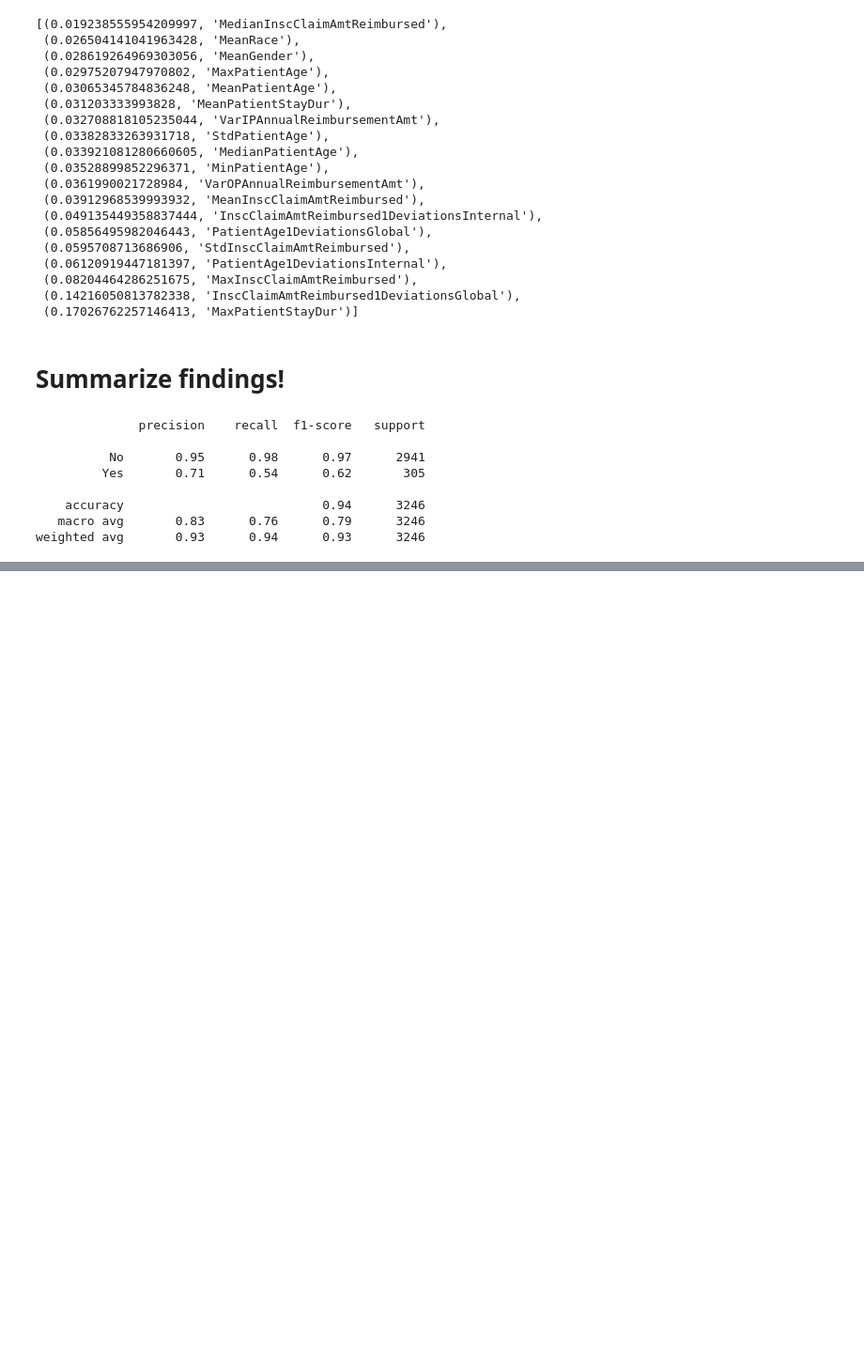
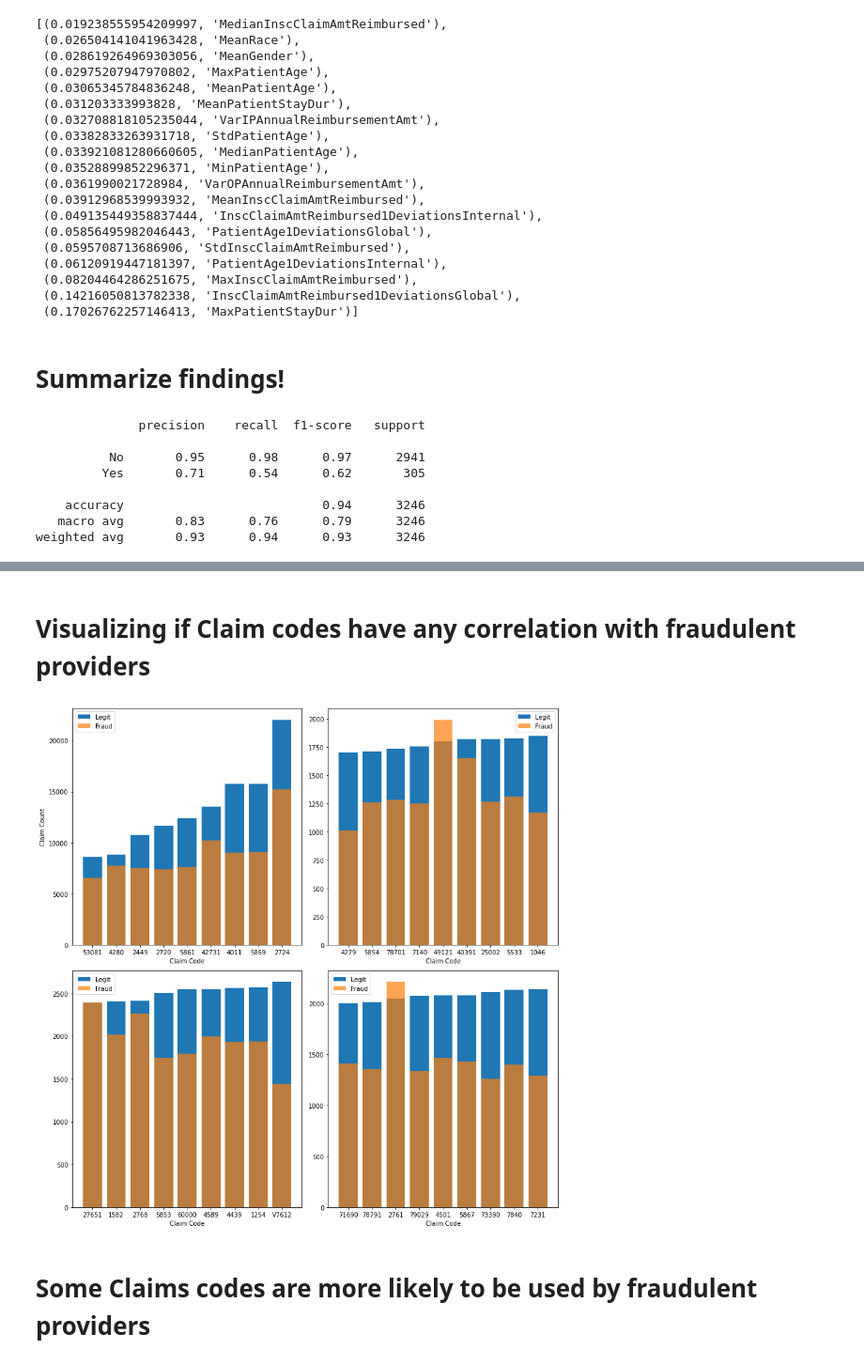
Before and after one commit to supernaut11/data602-final-project, a Jupyter notebook: src/model_fraud_mdehn-11.11.ipynb, the cells around one changed output, grey strips where cells are left out. Shown at 94% size. Saved outputs shown, nothing was run; the diff lists cells and outputs as text; code cells hidden in the pictures; blank space fills up the shorter version.

```diff
--- a/src/model_fraud_mdehn-11.11.ipynb
+++ b/src/model_fraud_mdehn-11.11.ipynb
@@ -813,0 +818,9 @@ Our Model is extremely good in predicting Legitimate medical providers but not a
+# %%
+clm_cd = np.array([train_total['ClmDiagnosisCode_1'], train_total['PotentialFraud']])
+for x in range(2,11):
+    clm_cd = np.append(clm_cd,[train_total['ClmDiagnosisCode_'+str(x)], train_total['PotentialFraud']],axis=1)
+for x in range(1,7):
+    clm_cd = np.append(clm_cd,[train_total['ClmProcedureCode_' + str(x)], train_total['PotentialFraud']],axis=1)
+clm_cd = np.append(clm_cd,[train_total['ClmAdmitDiagnosisCode'], train_total['PotentialFraud']],axis=1)
+clm_cd = clm_cd.transpose()
+clm_cd.shape
@@ -813,0 +829,4 @@ Our Model is extremely good in predicting Legitimate medical providers but not a
+# %%
+clm_df = pd.DataFrame(clm_cd,columns=['Clm_cd','FraudUse'])
+clm_df.dropna(inplace=True)
+clm_df
@@ -813,0 +847,5 @@ Our Model is extremely good in predicting Legitimate medical providers but not a
+# %%
+clm_n = clm_df[(clm_df['FraudUse'] == 'No')].groupby('Clm_cd').count().sort_values(by=['FraudUse']).reset_index()
+clm_y = clm_df[(clm_df['FraudUse'] == 'Yes')].groupby('Clm_cd').count().sort_values(by=['FraudUse'],).reset_index()
+clm_comb = pd.merge(clm_n, clm_y, on=['Clm_cd'], suffixes=('_No','_Yes'))
+clm_comb
@@ -813,0 +866,35 @@ Our Model is extremely good in predicting Legitimate medical providers but not a
+# %% [markdown]
+# Visualizing if Claim codes have any correlation with fraudulent providers
+# %%
+fig, ax = plt.subplots(nrows=2, ncols=2, figsize=(12,12))
+ax[0,0].bar(clm_comb['Clm_cd'][-11:-2],clm_comb['FraudUse_No'][-11:-2], label='Legit')
+ax[0,0].bar(clm_comb['Clm_cd'][-11:-2],clm_comb['FraudUse_Yes'][-11:-2],alpha=0.7, label='Fraud')
+
+ax[0,1].bar(clm_comb['Clm_cd'][-95:-86],clm_comb['FraudUse_No'][-95:-86], label='Legit')
+ax[0,1].bar(clm_comb['Clm_cd'][-95:-86],clm_comb['FraudUse_Yes'][-95:-86], alpha=0.7, label='Fraud')
+
+ax[1,0].bar(clm_comb['Clm_cd'][-60:-51],clm_comb['FraudUse_No'][-60:-51], label='Legit')
+ax[1,0].bar(clm_comb['Clm_cd'][-60:-51],clm_comb['FraudUse_Yes'][-60:-51], alpha=0.7, label='Fraud')
+
+ax[1,1].bar(clm_comb['Clm_cd'][-80:-71],clm_comb['FraudUse_No'][-80:-71], label='Legit')
+ax[1,1].bar(clm_comb['Clm_cd'][-80:-71],clm_comb['FraudUse_Yes'][-80:-71], alpha=0.7, label='Fraud')
+
+
+ax[0,0].set_xlabel('Claim Code')
+ax[0,1].set_xlabel('Claim Code')
+ax[1,0].set_xlabel('Claim Code')
+ax[1,1].set_xlabel('Claim Code')
+ax[0,0].set_ylabel('Claim Count')
+ax[0,0].set_ylabel('Claim Count')
+
+
+ax[0,0].legend(loc=0)
+ax[0,1].legend(loc=0)
+ax[1,0].legend(loc=0)
+ax[1,1].legend(loc=0)
+
+fig.tight_layout()
+# %% [output]
+[figure, added]
+# %% [markdown]
+# Some Claims codes are more likely to be used by fraudulent providers
```
Also changed, not shown: parts of 29 cells of this notebook.
